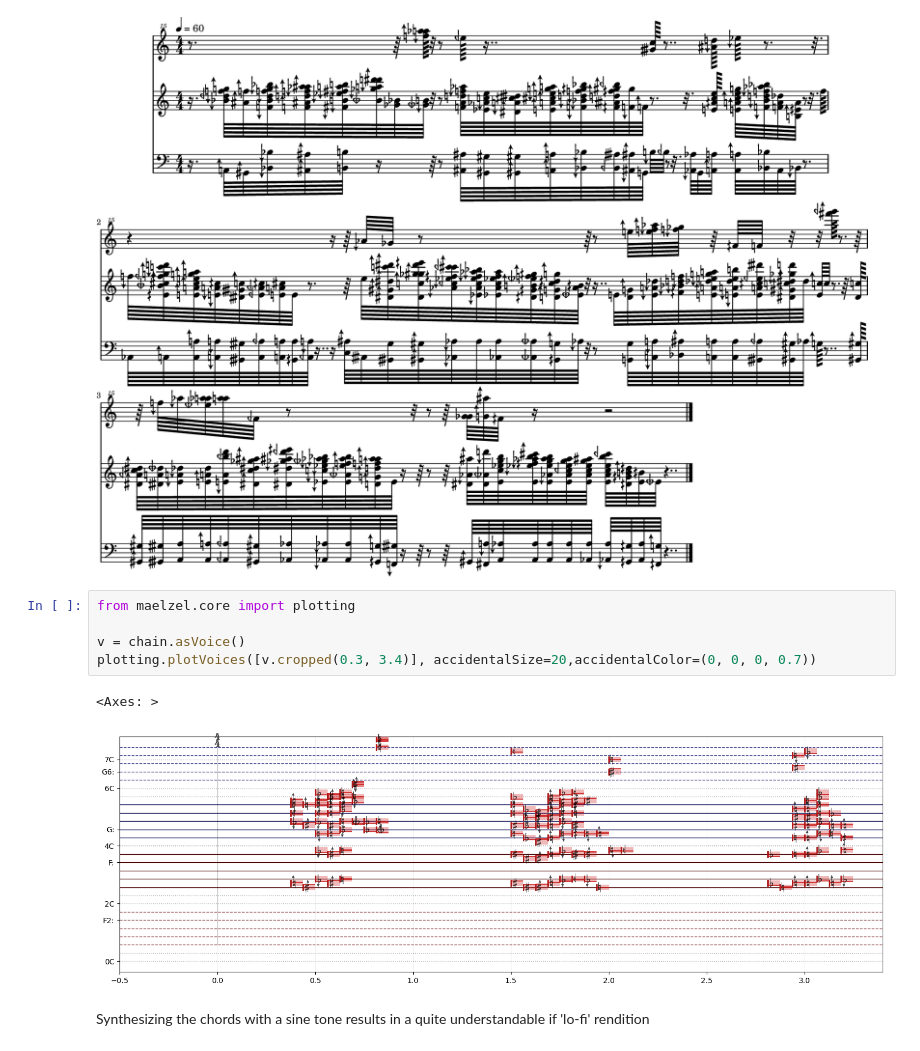
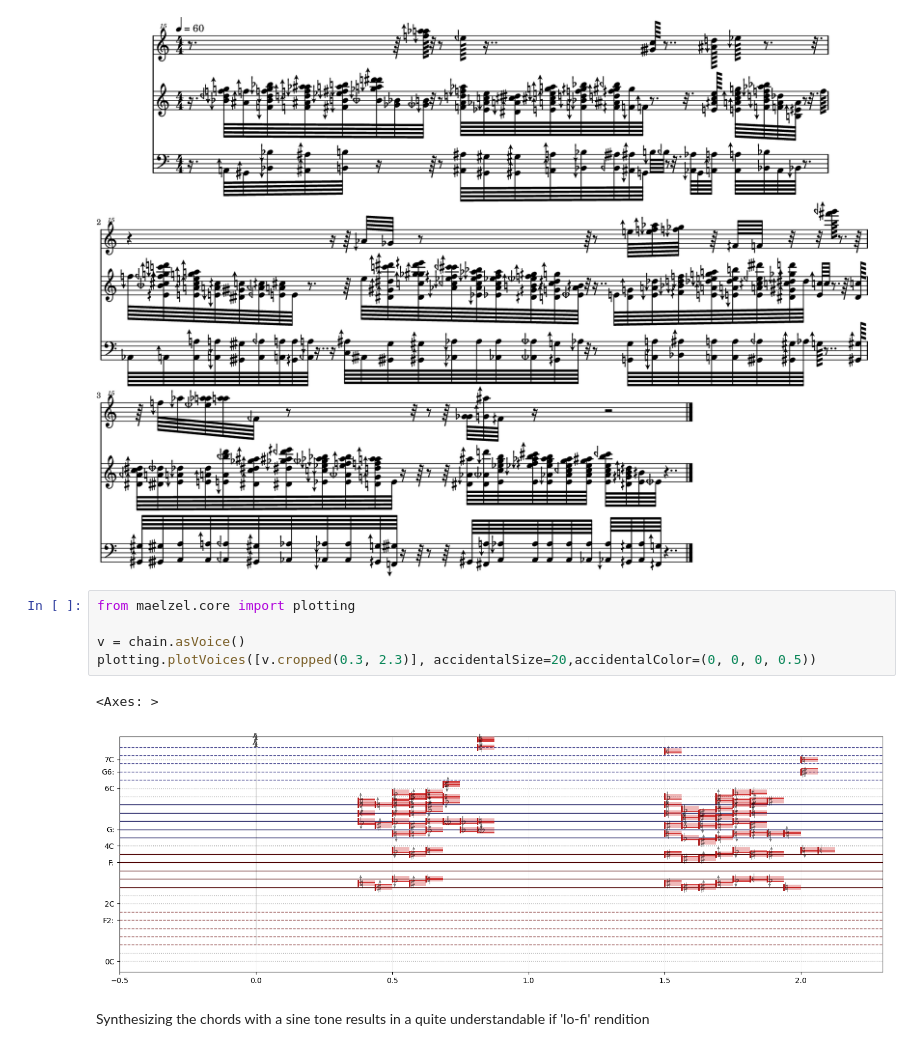
Before and after one commit to gesellkammer/maelzel, a Jupyter notebook: docs/notebooks/clip-chords.ipynb, the cells around one changed output. Drawn from its saved outputs; the diff is of its cells as text.

```diff
--- a/docs/notebooks/clip-chords.ipynb
+++ b/docs/notebooks/clip-chords.ipynb
@@ -54,11 +54,11 @@ chain.show()
 # %%
 from maelzel.core import plotting
 
 v = chain.asVoice()
-plotting.plotVoices([v.cropped(0.3, 3.4)], accidentalSize=20,accidentalColor=(0, 0, 0, 0.7))
+plotting.plotVoices([v.cropped(0.3, 2.3)], accidentalSize=20,accidentalColor=(0, 0, 0, 0.5))
 # %% [output]
 <Axes: >
-[figure, old version]
+[figure, new version]
 # %% [markdown]
 Synthesizing the chords with a sine tone results in a quite understandable if 'lo-fi' rendition
 # %%
```
Also changed, not shown: 19 other files.
